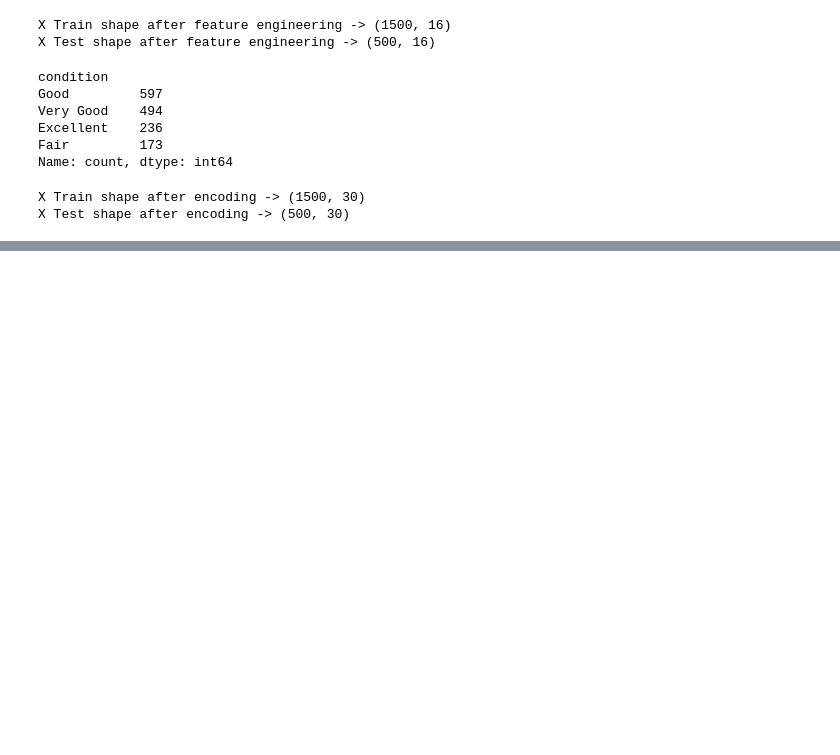
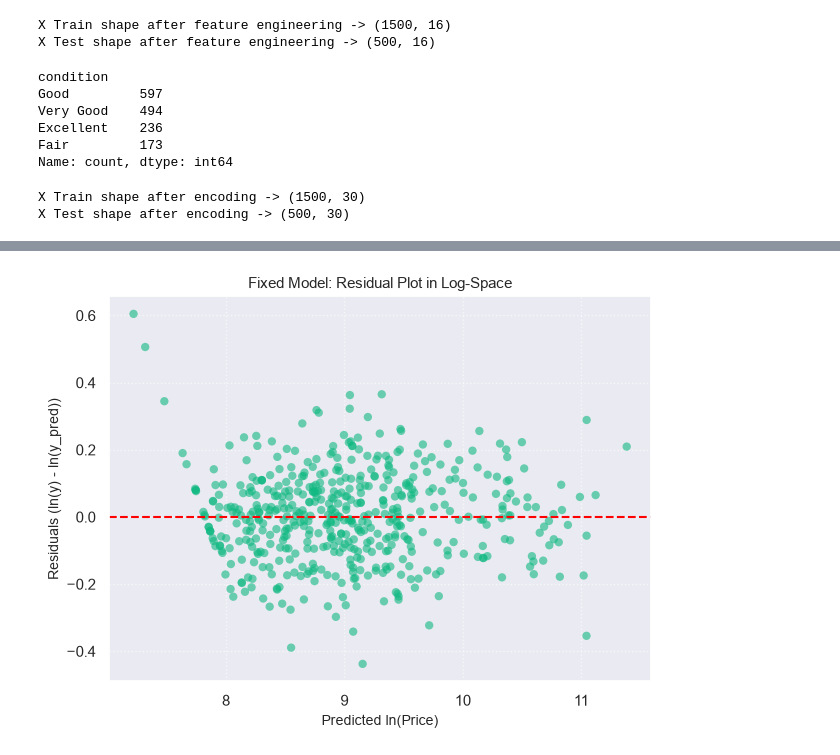
Before and after one commit to ml-engineer04/machine-learning, a Jupyter notebook: projects/cars_price_prediction.ipynb, the cells around one changed output, grey strips where cells are left out. Saved outputs shown, nothing was run; the diff lists cells and outputs as text; code cells hidden in the pictures; blank space fills up the shorter version.

```diff
--- a/projects/cars_price_prediction.ipynb
+++ b/projects/cars_price_prediction.ipynb
@@ -292,0 +442,23 @@ X_train.head()
+# %%
+y_train_log = np.log(y_train)
+model_log = LinearRegression().fit(X_train, y_train_log)
+
+pred_log = model_log.predict(X_test)
+final_preds = np.exp(pred_log)
+
+residuals_dollar = y_test - pred_log
+residuals_log = np.log(y_test) - pred_log
+
+plt.figure(figsize=(7, 5))
+plt.scatter(
+    pred_log, residuals_log, alpha=0.6, color="#10b981", edgecolors="none"
+)
+plt.axhline(0, color="red", linestyle="--", linewidth=1.5)
+
+plt.title("Fixed Model: Residual Plot in Log-Space", fontsize=11)
+plt.xlabel("Predicted ln(Price)", fontsize=10)
+plt.ylabel("Residuals (ln(y) - ln(y_pred))", fontsize=10)
+plt.grid(True, linestyle=":", alpha=0.6)
+plt.show()
+# %% [output]
+[figure, added]
```
Also changed, not shown: parts of 9 cells of this notebook.
